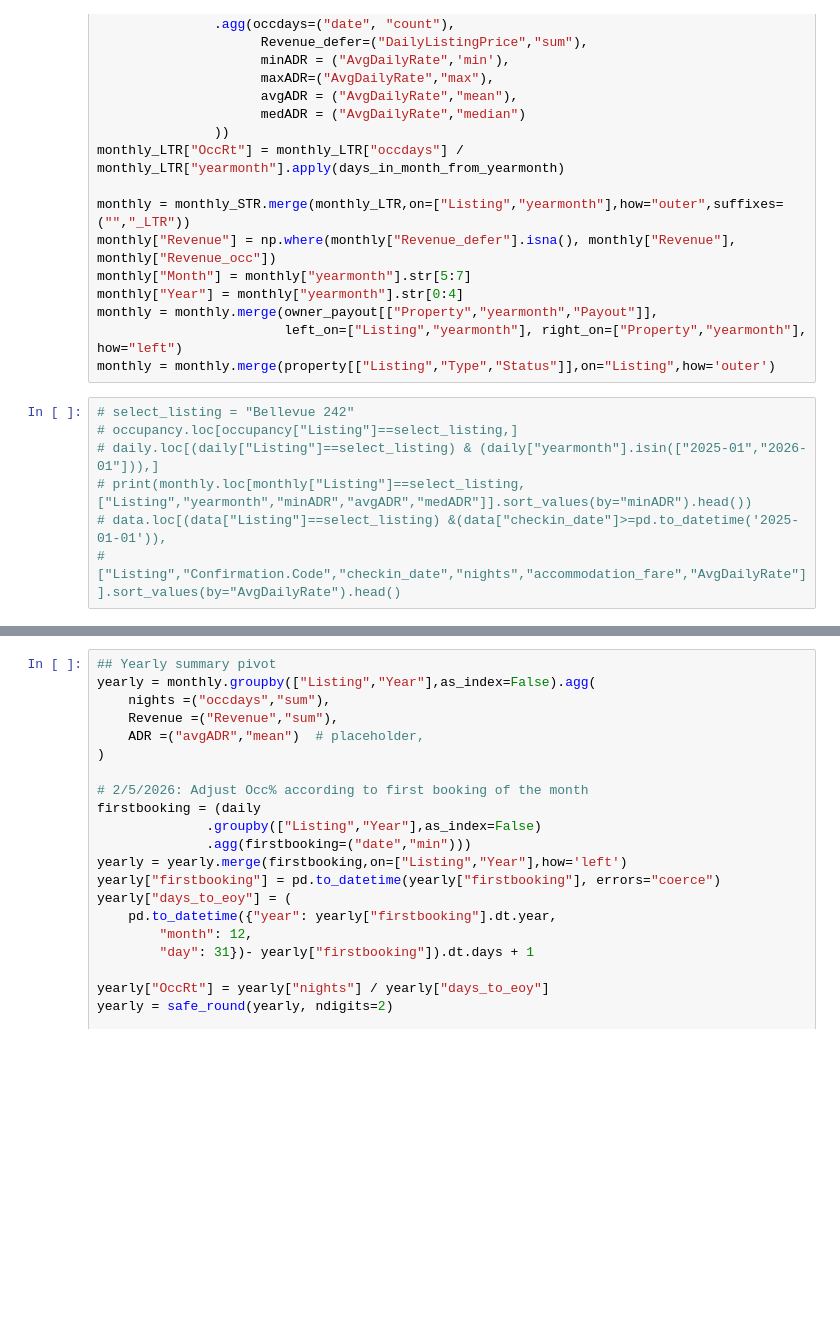
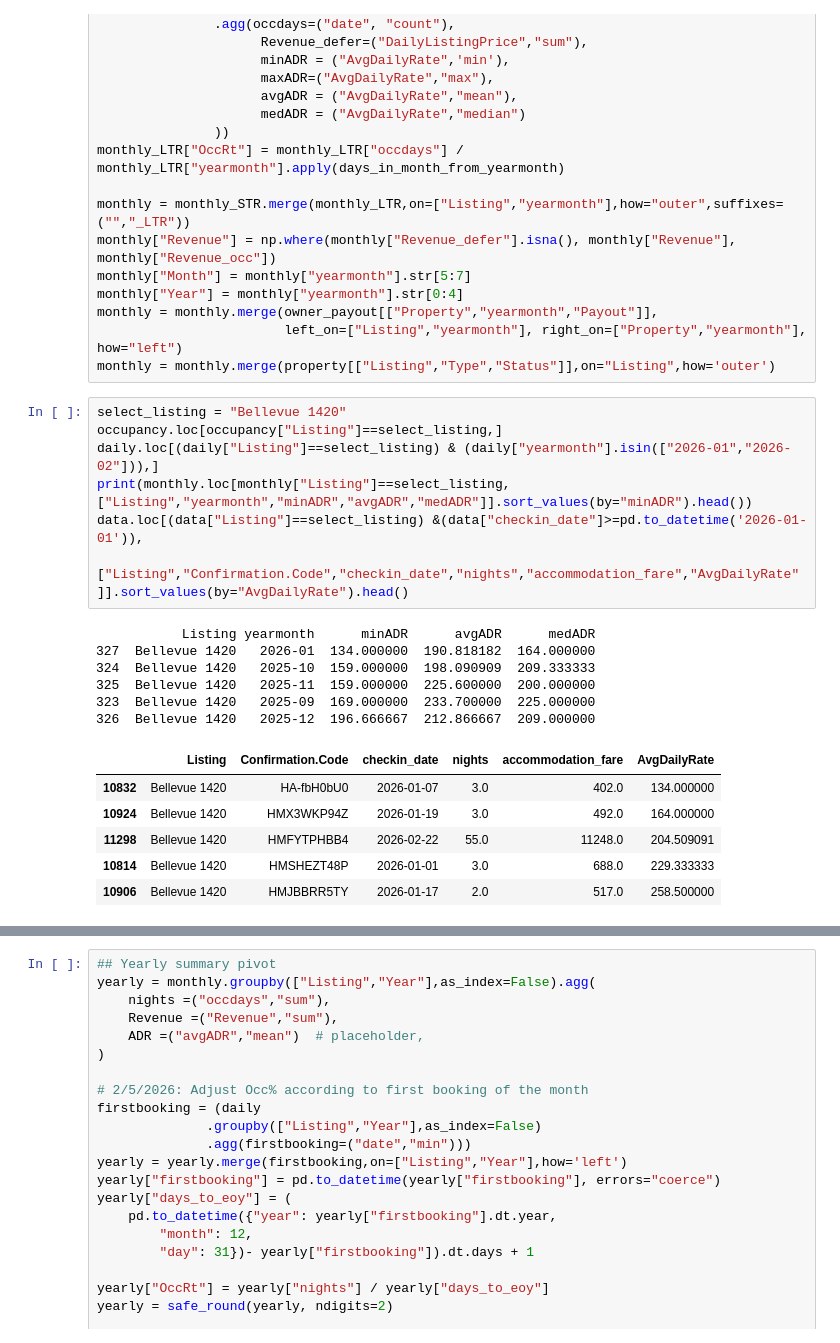
Before and after one commit to ylin2016/ValtaWork, a Jupyter notebook: Data and Reporting/RevenueReport.ipynb, the cells around one changed output, grey strips where cells are left out. Drawn from its saved outputs; the diff is of its cells as text; blank space fills up the shorter version.

```diff
--- a/Data and Reporting/RevenueReport.ipynb
+++ b/Data and Reporting/RevenueReport.ipynb
@@ -65,12 +65,25 @@ monthly = monthly.merge(owner_payout[["Property","yearmonth","Payout"]],
                         left_on=["Listing","yearmonth"], right_on=["Property","yearmonth"], how="left")
 monthly = monthly.merge(property[["Listing","Type","Status"]],on="Listing",how='outer')
 # %%
-# select_listing = "Bellevue 242"
-# occupancy.loc[occupancy["Listing"]==select_listing,]
-# daily.loc[(daily["Listing"]==select_listing) & (daily["yearmonth"].isin(["2025-01","2026-01"])),]
-# print(monthly.loc[monthly["Listing"]==select_listing,["Listing","yearmonth","minADR","avgADR","medADR"]].sort_values(by="minADR").head())
-# data.loc[(data["Listing"]==select_listing) &(data["checkin_date"]>=pd.to_datetime('2025-01-01')),
-#         ["Listing","Confirmation.Code","checkin_date","nights","accommodation_fare","AvgDailyRate"]].sort_values(by="AvgDailyRate").head()
+select_listing = "Bellevue 1420"
+occupancy.loc[occupancy["Listing"]==select_listing,]
+daily.loc[(daily["Listing"]==select_listing) & (daily["yearmonth"].isin(["2026-01","2026-02"])),]
+print(monthly.loc[monthly["Listing"]==select_listing,["Listing","yearmonth","minADR","avgADR","medADR"]].sort_values(by="minADR").head())
+data.loc[(data["Listing"]==select_listing) &(data["checkin_date"]>=pd.to_datetime('2026-01-01')),
+        ["Listing","Confirmation.Code","checkin_date","nights","accommodation_fare","AvgDailyRate"]].sort_values(by="AvgDailyRate").head()
+# %% [output]
+           Listing yearmonth      minADR      avgADR      medADR
+327  Bellevue 1420   2026-01  134.000000  190.818182  164.000000
+324  Bellevue 1420   2025-10  159.000000  198.090909  209.333333
+325  Bellevue 1420   2025-11  159.000000  225.600000  200.000000
+323  Bellevue 1420   2025-09  169.000000  233.700000  225.000000
+326  Bellevue 1420   2025-12  196.666667  212.866667  209.000000
+|  | Listing | Confirmation.Code | checkin_date | nights | accommodation_fare | AvgDailyRate |
+| 10832 | Bellevue 1420 | HA-fbH0bU0 | 2026-01-07 | 3.0 | 402.0 | 134.000000 |
+| 10924 | Bellevue 1420 | HMX3WKP94Z | 2026-01-19 | 3.0 | 492.0 | 164.000000 |
+| 11298 | Bellevue 1420 | HMFYTPHBB4 | 2026-02-22 | 55.0 | 11248.0 | 204.509091 |
+| 10814 | Bellevue 1420 | HMSHEZT48P | 2026-01-01 | 3.0 | 688.0 | 229.333333 |
+| 10906 | Bellevue 1420 | HMJBBRR5TY | 2026-01-17 | 2.0 | 517.0 | 258.500000 |
 # %%
 # Monthly tab pivot wide by Year for (Revenue, ADR, OccRt, Payout)
 # 12/17: STR only,
```
Also changed, not shown: parts of 7 cells of this notebook, 1 other file.
